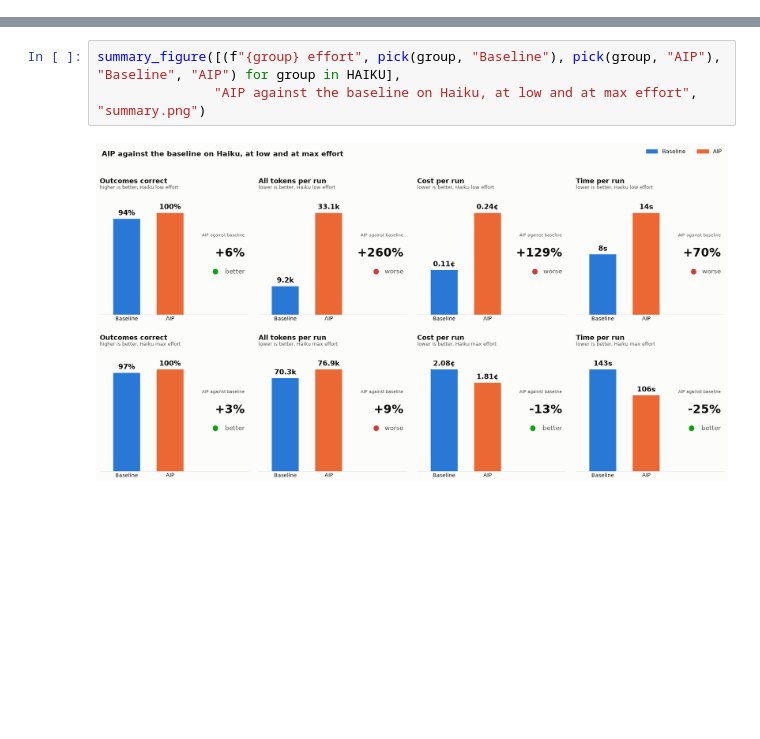
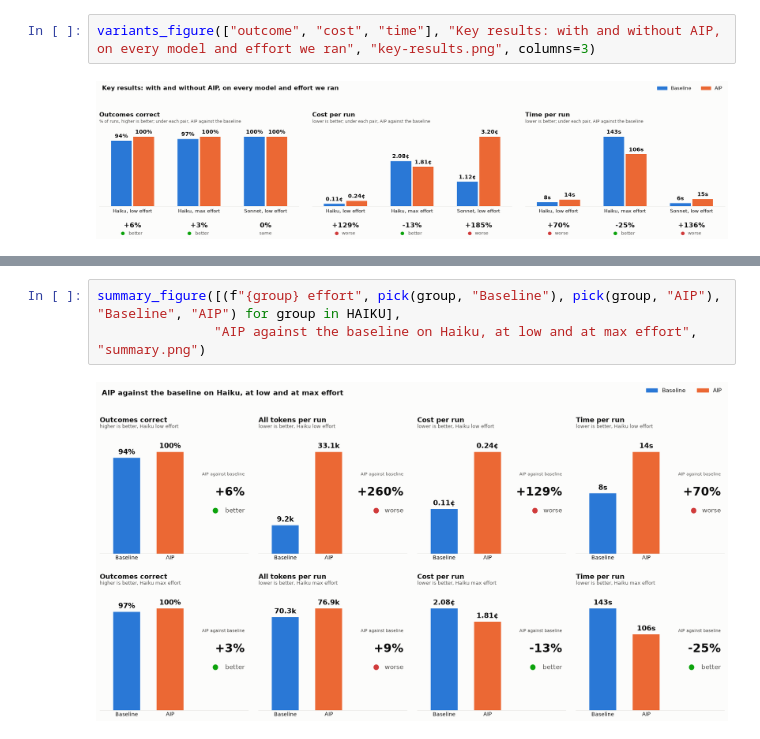
Before and after one commit to zach-blumenfeld/graph-memory-system-one-demo, a Jupyter notebook: loan-bench-aip-demo/analysis.ipynb, the cells around one changed output, grey strips where cells are left out. Cells and saved outputs as stored; diff of their text form; blank space fills up the shorter version.

Commit message:
Loan benchmark notebook: rebuilt as a six-section report, with failure types, the cost of a needless review at scale, and analytics as Cypher
Co-Authored-By: Claude Fable 5.2 <noreply@anthropic.com>

```diff
--- a/loan-bench-aip-demo/analysis.ipynb
+++ b/loan-bench-aip-demo/analysis.ipynb
@@ -429,0 +450,4 @@ print(f"{len(runs)} runs loaded")
+# %%
+variants_figure(["outcome", "cost", "time"], "Key results: with and without AIP, on every model and effort we ran", "key-results.png", columns=3)
+# %% [output]
+[figure, added]
```
Also changed, not shown: parts of 59 cells of this notebook, 6 other files.
